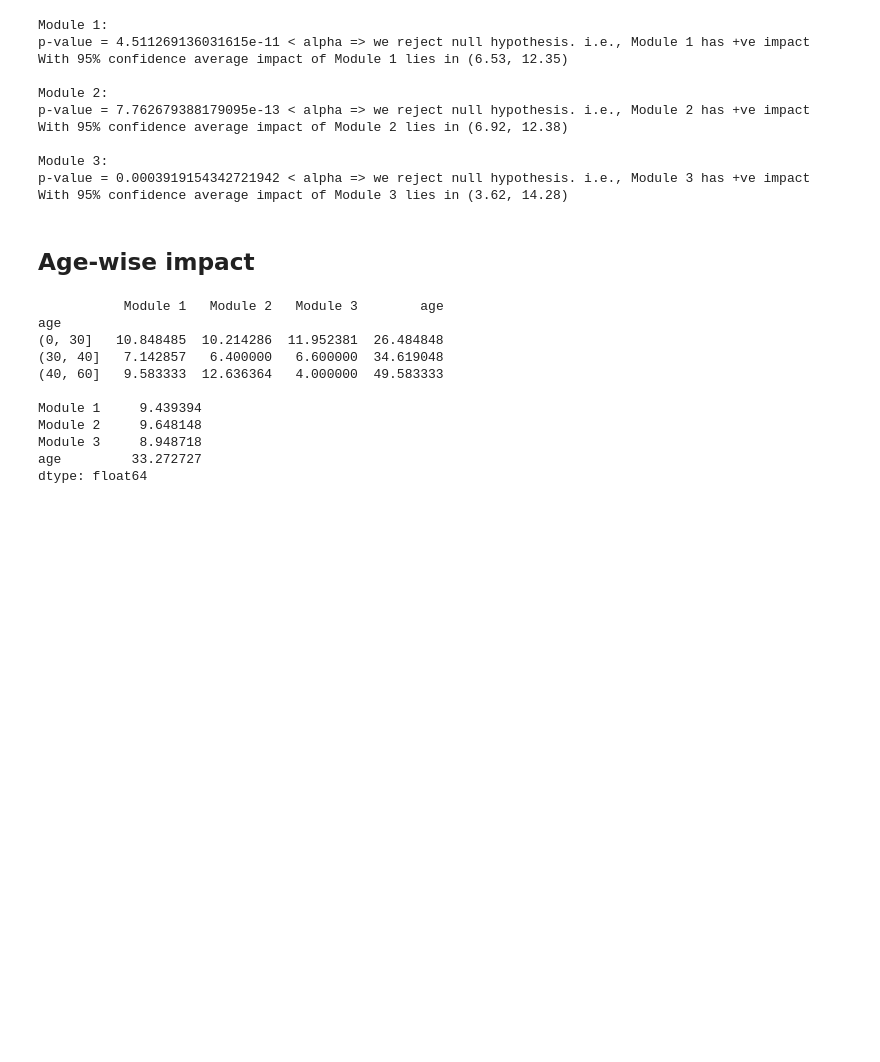
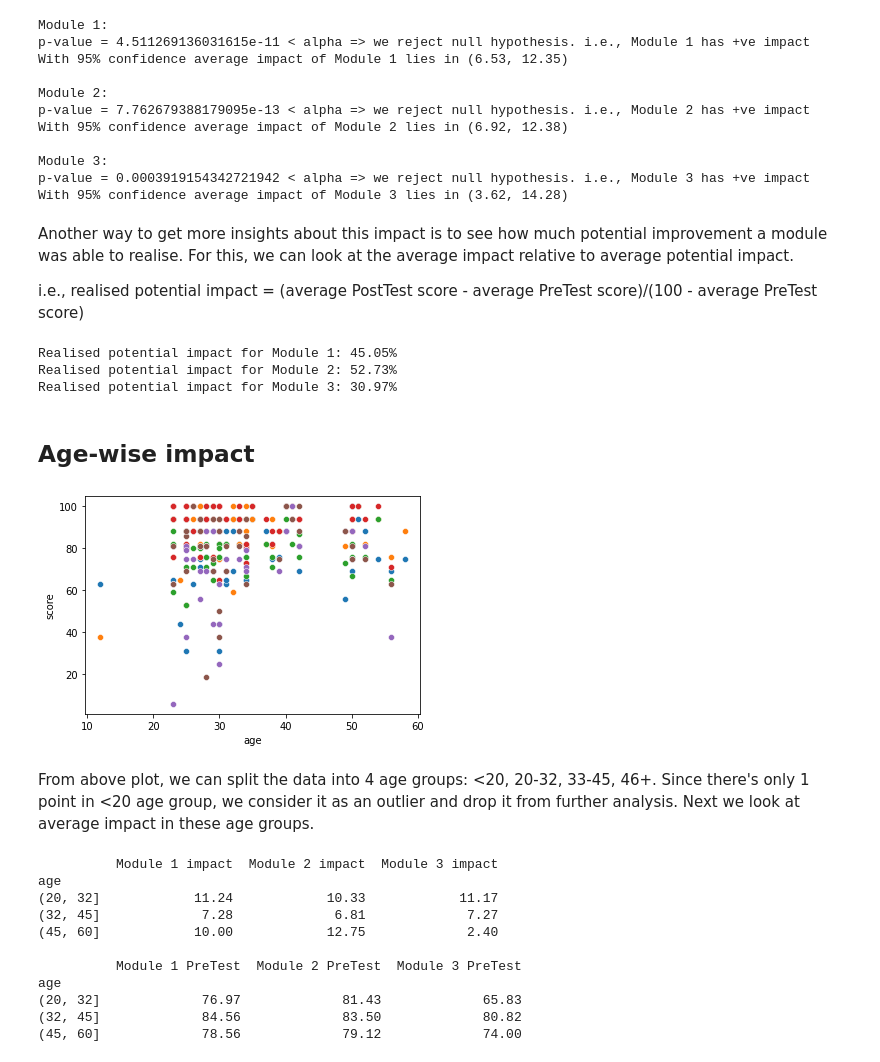
Before and after one commit to Richa614/covid-training-analysis, a Jupyter notebook: assignment.ipynb, the cells around one changed output. Cells and saved outputs as stored; diff of their text form; code cells hidden in the pictures; blank space fills up the shorter version.

```diff
--- a/assignment.ipynb
+++ b/assignment.ipynb
@@ -124,13 +135,13 @@ alpha = 0.05
 for i in range(1, 4):
     print(f"\nModule {i}:")
     mean = 0
-    stddev = score_diff[f'Module {i}'].std()/np.sqrt(score_diff[f'Module {i}'].count())
-    p_val = 1-stats.norm.cdf(score_diff[f'Module {i}'].mean(), mean, stddev)
+    stddev = score[f'Module {i} impact'].std()/np.sqrt(score[f'Module {i} impact'].count())
+    p_val = 1-stats.norm.cdf(score[f'Module {i} impact'].mean(), mean, stddev)
     print(f"p-value = {p_val}", end='')
     if p_val < alpha:
         print(f" < alpha => we reject null hypothesis. i.e., Module {i} has +ve impact")
-        mean_impact_lb = np.round(score_diff[f'Module {i}'].mean() - 2*stddev,2)
-        mean_impact_ub = np.round(score_diff[f'Module {i}'].mean() + 2*stddev, 2)
+        mean_impact_lb = np.round(score[f'Module {i} impact'].mean() - 2*stddev,2)
+        mean_impact_ub = np.round(score[f'Module {i} impact'].mean() + 2*stddev, 2)
         print(f"With 95% confidence average impact of Module {i} lies in ({mean_impact_lb}, {mean_impact_ub})")
     else:
         print(f">= alpha => we don't have enough evidence to reject null hypothesis. i.e., impact could be by chance")
@@ -146,5 +157,16 @@ With 95% confidence average impact of Module 2 lies in (6.92, 12.38)
 Module 3:
 p-value = 0.0003919154342721942 < alpha => we reject null hypothesis. i.e., Module 3 has +ve impact
 With 95% confidence average impact of Module 3 lies in (3.62, 14.28)
+# %% [markdown]
+Another way to get more insights about this impact is to see how much potential improvement a module was able to realise. For this, we can look at the average impact relative to average potential impact.
+
+i.e., realised potential impact = (average PostTest score - average PreTest score)/(100 - average PreTest score)
+# %%
+for i in range(1, 4):
+    print(f"Realised potential impact for Module {i}: {round((score[f'Module {i} PostTest'].mean() - score[f'Module {i} PreTest'].mean())/(100 - score[f'Module {i} PreTest'].mean())*100, 2)}%")
+# %% [output]
+Realised potential impact for Module 1: 45.05%
+Realised potential impact for Module 2: 52.73%
+Realised potential impact for Module 3: 30.97%
 # %% [markdown]
 ## Age-wise impact
@@ -169,16 +173,32 @@ score_diff['age'] = data['Demographic Data'].iloc[:,[0,3]].apply(lambda row: get
+# %%
+# Visualising age-wise score data to identify relevant age groups
+
+score_temp = score.dropna(subset=['age'])
+
+for i in range(1, 4):
+    sns.scatterplot(x=score_temp['age'], y=score_temp[f'Module {i} PreTest'])
+    sns.scatterplot(x=score_temp['age'], y=score_temp[f'Module {i} PostTest'])
+
+plt.ylabel('score')
+plt.show()
+
+score_temp = score_temp[score_temp['age'] > 20]
+# %% [output]
+[figure, added]
+# %% [markdown]
+From above plot, we can split the data into 4 age groups: <20, 20-32, 33-45, 46+. Since there's only 1 point in <20 age group, we consider it as an outlier and drop it from further analysis. Next we look at average impact in these age groups.
 # %%
-print(score_diff.groupby(pd.cut(score_diff['age'], [0, 30, 40, 60])).mean(), '\n')
-print(score_diff.groupby(pd.cut(score_diff['age'], [0, 30, 40, 60])).mean(), '\n')
-print(score_diff.mean())
+print(score_temp[[f'Module {i} impact' for i in range(1, 4)]].groupby(pd.cut(score_temp['age'], [20, 32, 45, 60])).mean().round(2), '\n')
+print(score_temp[[f'Module {i} PreTest' for i in range(1, 4)]].groupby(pd.cut(score_temp['age'], [20, 32, 45, 60])).mean().round(2), '\n')
 # %% [output]
-           Module 1   Module 2   Module 3        age
+          Module 1 impact  Module 2 impact  Module 3 impact
 age
-(0, 30]   10.848485  10.214286  11.952381  26.484848
-(30, 40]   7.142857   6.400000   6.600000  34.619048
-(40, 60]   9.583333  12.636364   4.000000  49.583333
+(20, 32]            11.24            10.33            11.17
+(32, 45]             7.28             6.81             7.27
+(45, 60]            10.00            12.75             2.40
 
-Module 1     9.439394
-Module 2     9.648148
-Module 3     8.948718
-age         33.272727
-dtype: float64
+          Module 1 PreTest  Module 2 PreTest  Module 3 PreTest
+age
+(20, 32]             76.97             81.43             65.83
+(32, 45]             84.56             83.50             80.82
+(45, 60]             78.56             79.12             74.00
```
Also changed, not shown: parts of 10 cells of this notebook.
